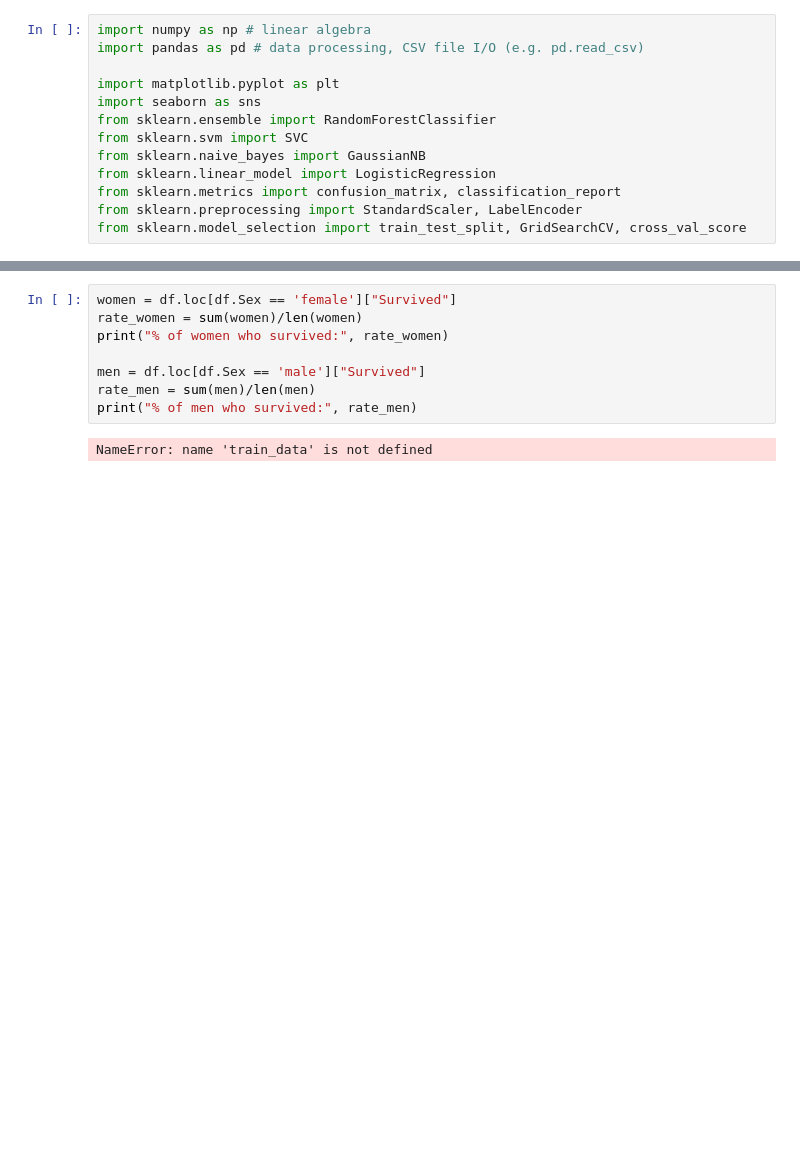
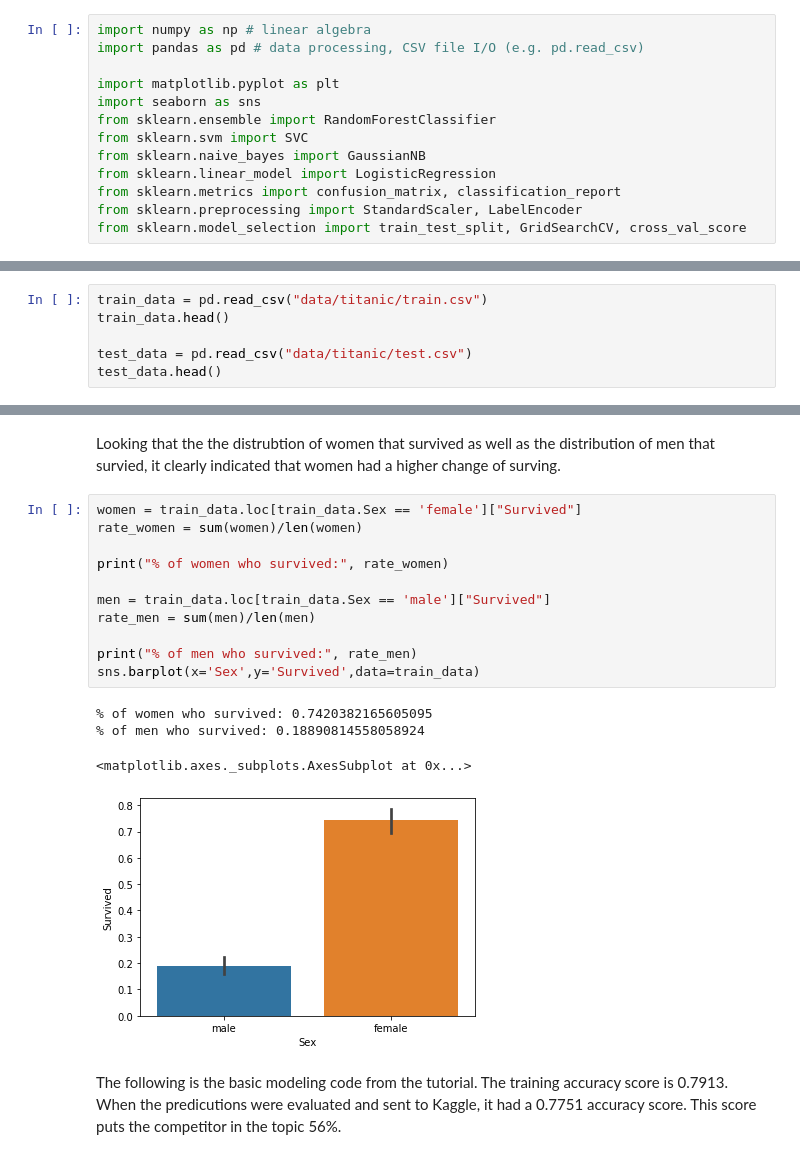
Before and after one commit to alexmohelsky/dtsa-5509, a Jupyter notebook: titanic.ipynb, the cells around one changed output, grey strips where cells are left out. Cells and saved outputs as stored; diff of their text form; blank space fills up the shorter version.

```diff
--- a/titanic.ipynb
+++ b/titanic.ipynb
@@ -61,0 +20,6 @@ sns.barplot(x='Sex',y='Survived',data=df)
+# %%
+train_data = pd.read_csv("data/titanic/train.csv")
+train_data.head()
+
+test_data = pd.read_csv("data/titanic/test.csv")
+test_data.head()
@@ -62,10 +33,20 @@ sns.barplot(x='Sex',y='Survived',data=df)
+# %% [markdown]
+Looking that the the distrubtion of women that survived as well as the distribution of men that survied, it clearly indicated that women had a higher change of surving.
 # %%
-women = df.loc[df.Sex == 'female']["Survived"]
+women = train_data.loc[train_data.Sex == 'female']["Survived"]
 rate_women = sum(women)/len(women)
+
 print("% of women who survived:", rate_women)
 
-men = df.loc[df.Sex == 'male']["Survived"]
+men = train_data.loc[train_data.Sex == 'male']["Survived"]
 rate_men = sum(men)/len(men)
+
 print("% of men who survived:", rate_men)
+sns.barplot(x='Sex',y='Survived',data=train_data)
 # %% [output]
-NameError: name 'train_data' is not defined
+% of women who survived: 0.7420382165605095
+% of men who survived: 0.18890814558058924
+<matplotlib.axes._subplots.AxesSubplot at 0x...>
+[figure, added]
+# %% [markdown]
+The following is the basic modeling code from the tutorial. The training accuracy score is 0.7913. When the predicutions were evaluated and sent to Kaggle, it had a 0.7751 accuracy score. This score puts the competitor in the topic 56%.
```
Also changed, not shown: parts of 26 cells of this notebook.
